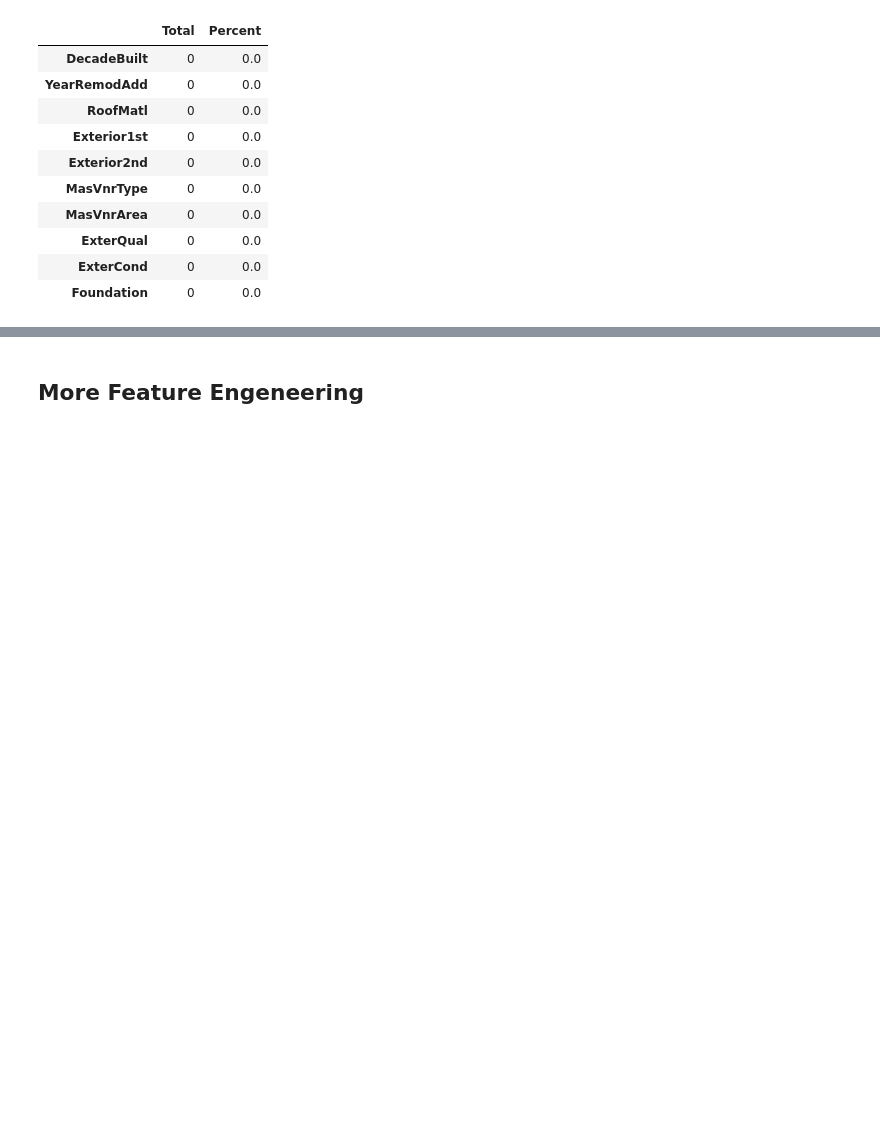
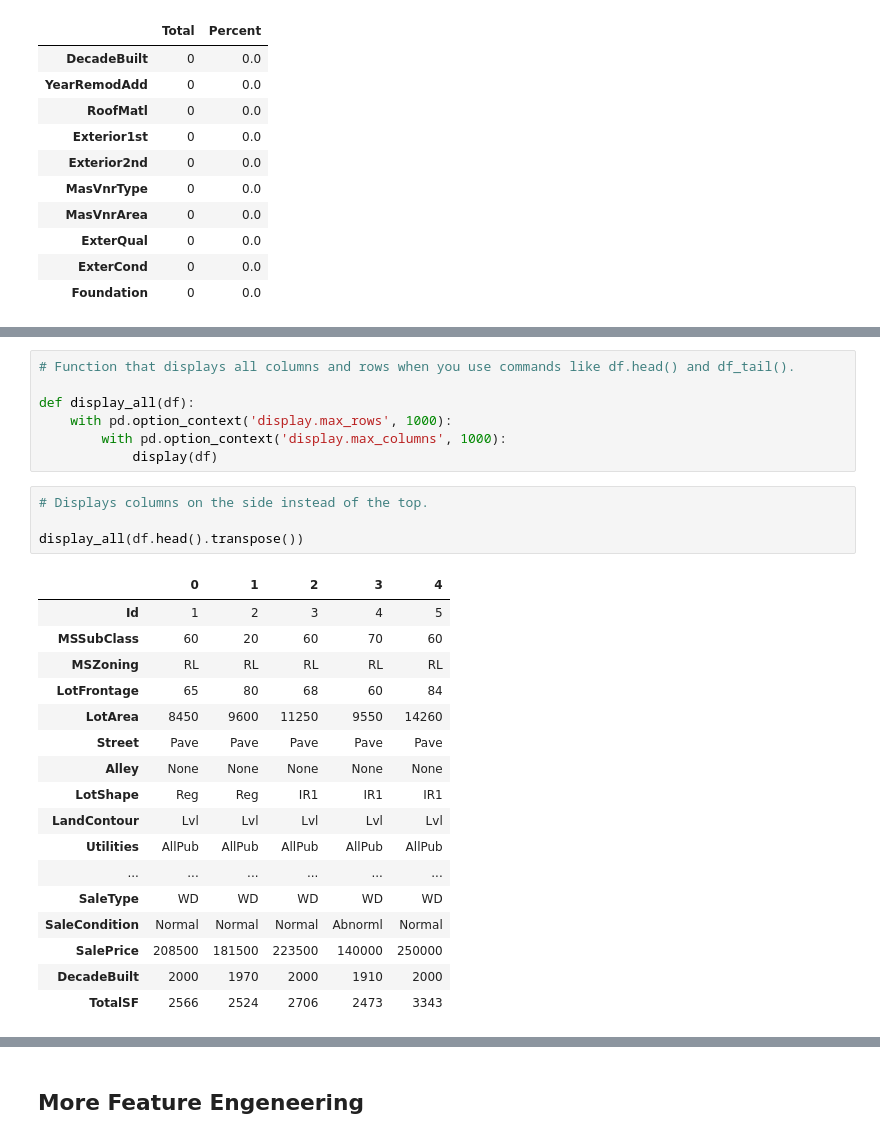
Before and after one commit to Andrew-Carl/House-Prices-Advanced-Regression-Techniques, a Jupyter notebook: Exploratory Data Analysis.ipynb, the cells around one changed output, grey strips where cells are left out. Saved outputs shown, nothing was run; the diff lists cells and outputs as text; blank space fills up the shorter version.

```diff
--- a/Exploratory Data Analysis.ipynb
+++ b/Exploratory Data Analysis.ipynb
@@ -585,0 +588,29 @@ df.shape
+# %%
+# Function that displays all columns and rows when you use commands like df.head() and df_tail().
+
+def display_all(df):
+    with pd.option_context('display.max_rows', 1000):
+        with pd.option_context('display.max_columns', 1000):
+            display(df)
+# %%
+# Displays columns on the side instead of the top.
+
+display_all(df.head().transpose())
+# %% [output]
+|  | 0 | 1 | 2 | 3 | 4 |
+| Id | 1 | 2 | 3 | 4 | 5 |
+| MSSubClass | 60 | 20 | 60 | 70 | 60 |
+| MSZoning | RL | RL | RL | RL | RL |
+| LotFrontage | 65 | 80 | 68 | 60 | 84 |
+| LotArea | 8450 | 9600 | 11250 | 9550 | 14260 |
+| Street | Pave | Pave | Pave | Pave | Pave |
+| Alley | None | None | None | None | None |
+| LotShape | Reg | Reg | IR1 | IR1 | IR1 |
+| LandContour | Lvl | Lvl | Lvl | Lvl | Lvl |
+| Utilities | AllPub | AllPub | AllPub | AllPub | AllPub |
+| ... | ... | ... | ... | ... | ... |
+| SaleType | WD | WD | WD | WD | WD |
+| SaleCondition | Normal | Normal | Normal | Abnorml | Normal |
+| SalePrice | 208500 | 181500 | 223500 | 140000 | 250000 |
+| DecadeBuilt | 2000 | 1970 | 2000 | 1910 | 2000 |
+| TotalSF | 2566 | 2524 | 2706 | 2473 | 3343 |
```
Also changed, not shown: parts of 56 cells of this notebook.
